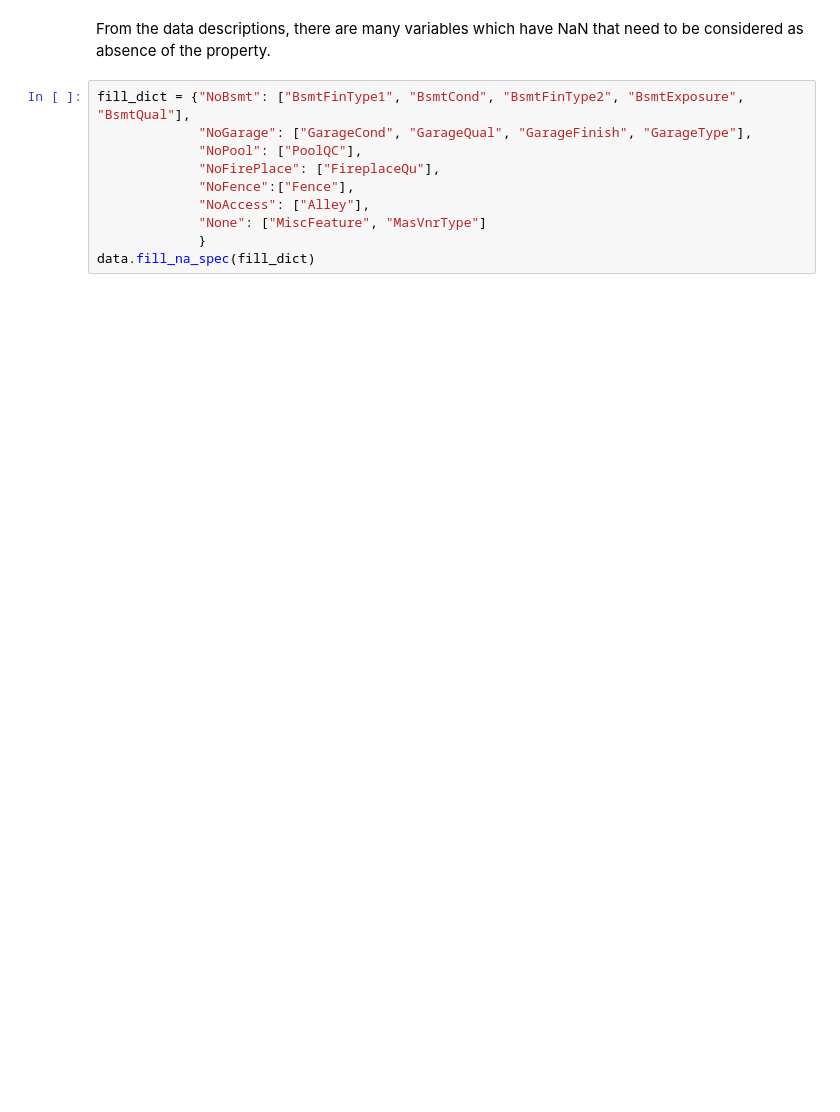
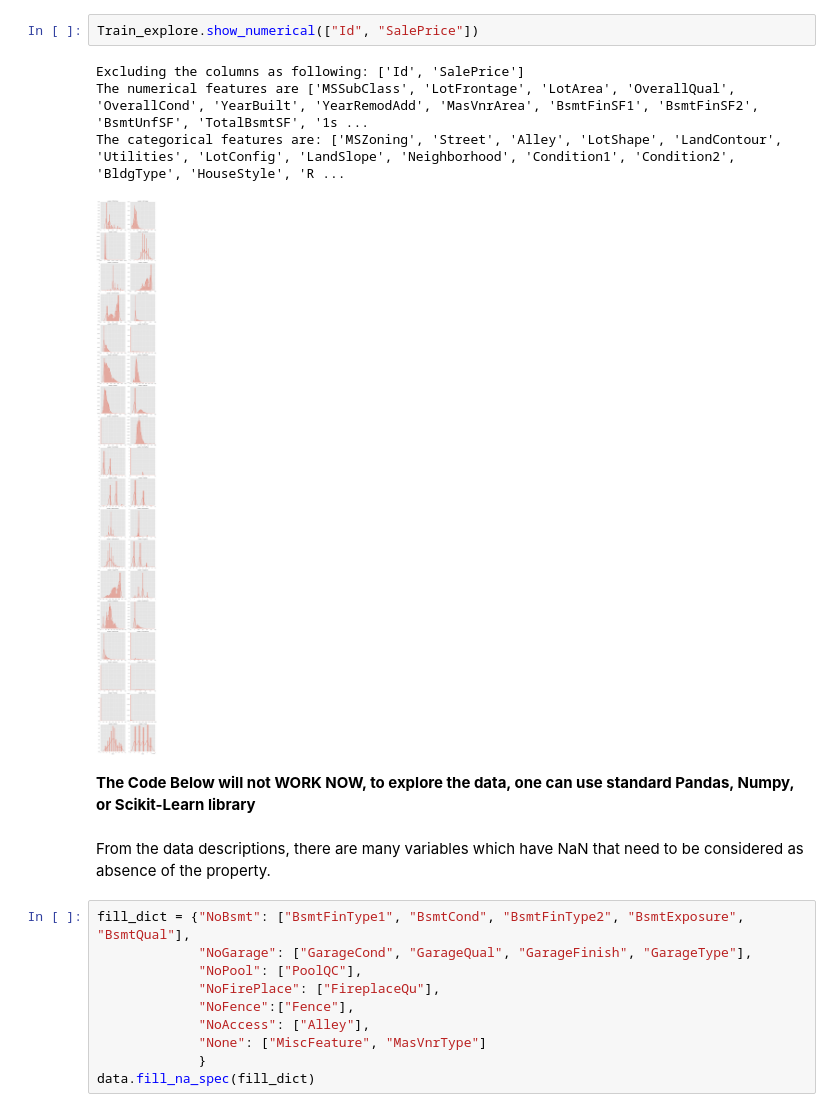
Before and after one commit to dolremi/Housing_Price, a Jupyter notebook: notebook/features.ipynb, the cells around one changed output. Cells and saved outputs as stored; diff of their text form; blank space fills up the shorter version.

```diff
--- a/notebook/features.ipynb
+++ b/notebook/features.ipynb
@@ -35,3 +61,12 @@ The columns that have more than half empty values:
+# %%
+Train_explore.show_numerical(["Id", "SalePrice"])
+# %% [output]
+Excluding the columns as following: ['Id', 'SalePrice']
+The numerical features are ['MSSubClass', 'LotFrontage', 'LotArea', 'OverallQual', 'OverallCond', 'YearBuilt', 'YearRemodAdd', 'MasVnrArea', 'BsmtFinSF1', 'BsmtFinSF2', 'BsmtUnfSF', 'TotalBsmtSF', '1s ...
+The categorical features are: ['MSZoning', 'Street', 'Alley', 'LotShape', 'LandContour', 'Utilities', 'LotConfig', 'LandSlope', 'Neighborhood', 'Condition1', 'Condition2', 'BldgType', 'HouseStyle', 'R ...
+[figure, added]
+# %% [markdown]
+__The Code Below will not WORK NOW, to explore the data, one can use standard Pandas, Numpy, or Scikit-Learn library__
 # %% [markdown]
 From the data descriptions, there are many variables which have NaN that need to be considered as absence of the property.
 # %%
```
Also changed, not shown: parts of 20 cells of this notebook, 4 other files.
